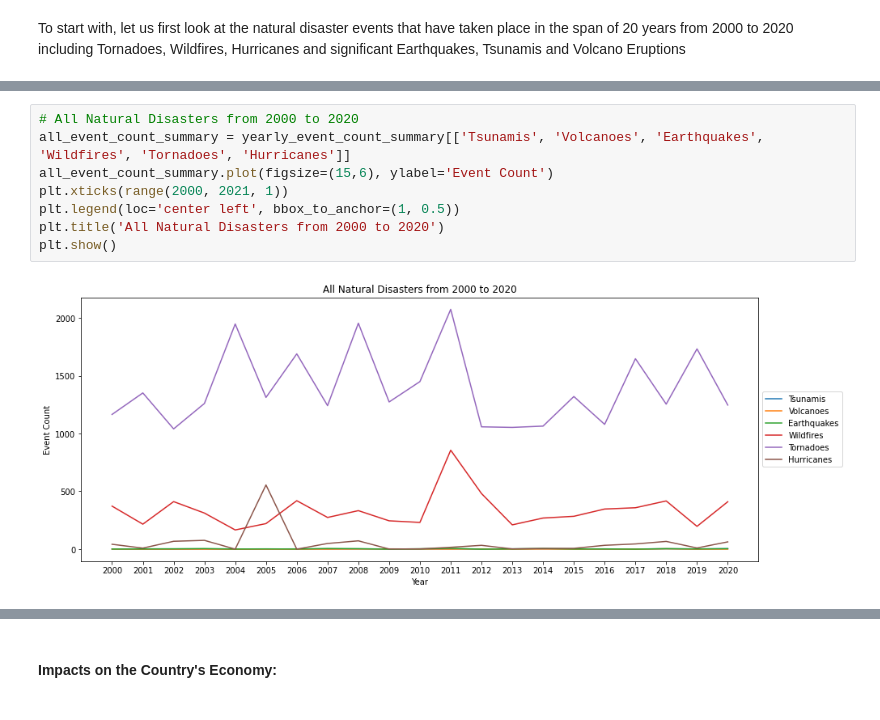
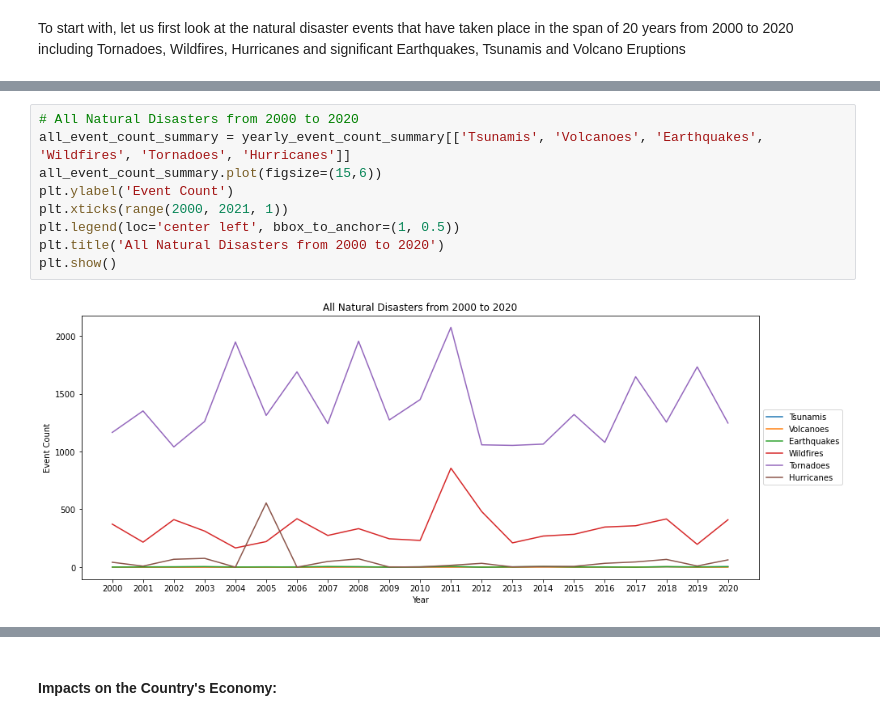
Before and after one commit to resh-chh/2021Fall_finals, a Jupyter notebook: Natural_Disasters_and_its_Economic_Impacts_in_the_US.ipynb, the cells around one changed output, grey strips where cells are left out. Saved outputs shown, nothing was run; the diff lists cells and outputs as text.

```diff
--- a/Natural_Disasters_and_its_Economic_Impacts_in_the_US.ipynb
+++ b/Natural_Disasters_and_its_Economic_Impacts_in_the_US.ipynb
@@ -227,12 +312,13 @@ plt.show()
 # %%
 # All Natural Disasters from 2000 to 2020
 all_event_count_summary = yearly_event_count_summary[['Tsunamis', 'Volcanoes', 'Earthquakes', 'Wildfires', 'Tornadoes', 'Hurricanes']]
-all_event_count_summary.plot(figsize=(15,6), ylabel='Event Count')
+all_event_count_summary.plot(figsize=(15,6))
+plt.ylabel('Event Count')
 plt.xticks(range(2000, 2021, 1))
 plt.legend(loc='center left', bbox_to_anchor=(1, 0.5))
 plt.title('All Natural Disasters from 2000 to 2020')
 plt.show()
 # %% [output]
-[figure, old version]
+[figure, new version]
 # %%
 # Damage Incurred due to Natural Disasters throughout the years
```
Also changed, not shown: parts of 27 cells of this notebook, 1 other file.
